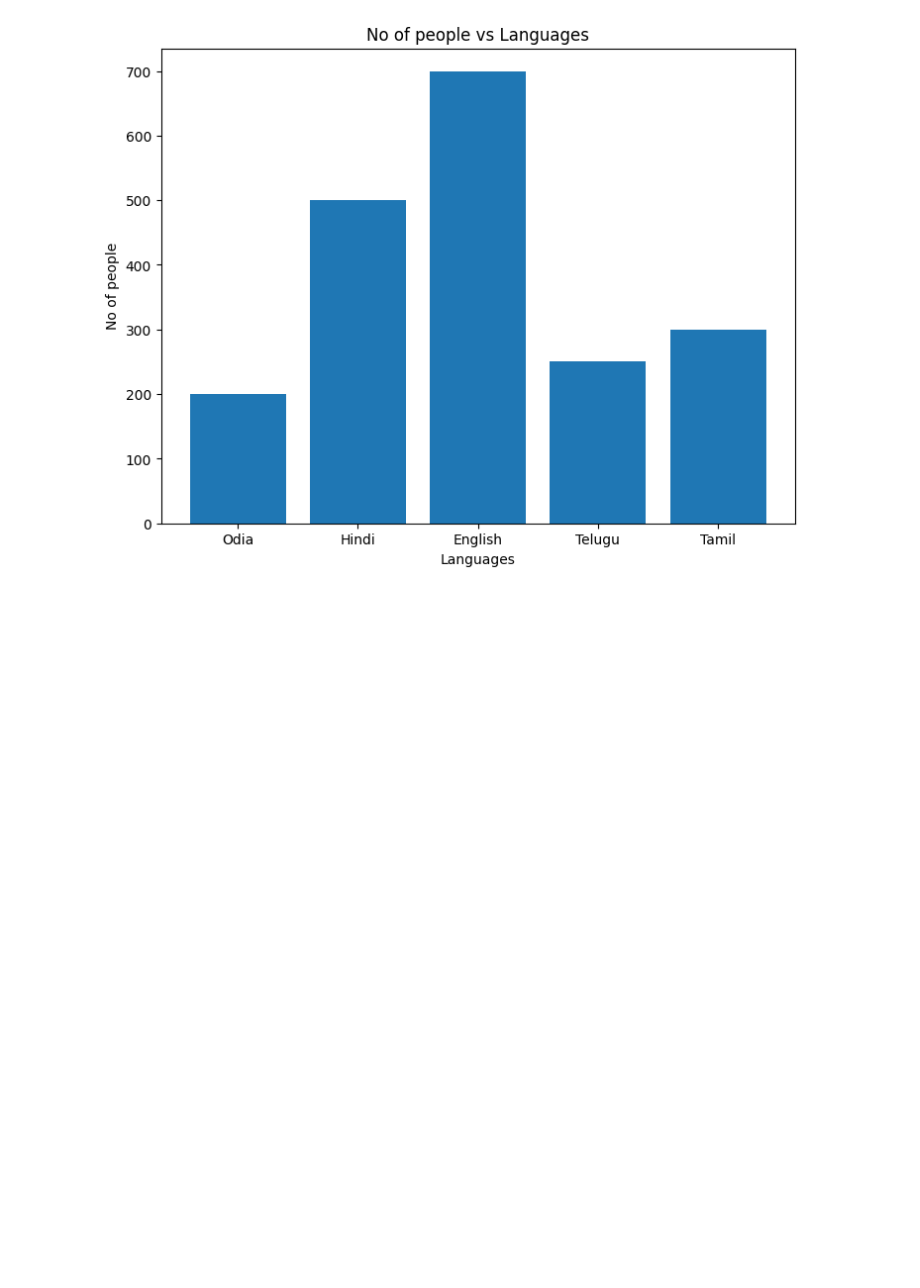
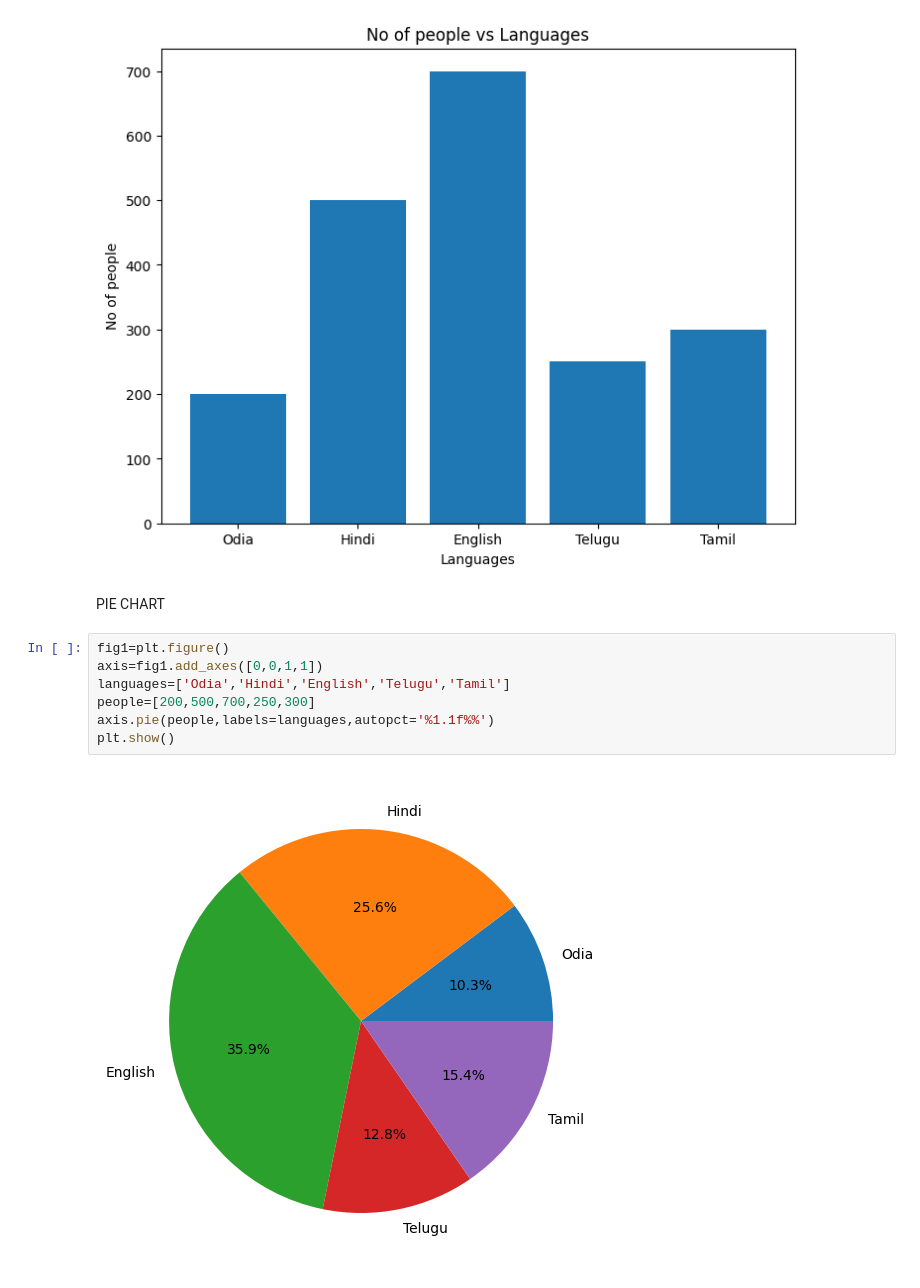
Before and after one commit to diveloperAnshu/python, a Jupyter notebook: Matplotlib_tutorial.ipynb, the cells around one changed output. Cells and saved outputs as stored; diff of their text form; blank space fills up the shorter version.

```diff
--- a/Matplotlib_tutorial.ipynb
+++ b/Matplotlib_tutorial.ipynb
@@ -58,3 +58,14 @@ axis.bar(languages,people)
 plt.show()
 # %% [output]
 [figure]
+# %% [markdown]
+PIE CHART
+# %%
+fig1=plt.figure()
+axis=fig1.add_axes([0,0,1,1])
+languages=['Odia','Hindi','English','Telugu','Tamil']
+people=[200,500,700,250,300]
+axis.pie(people,labels=languages,autopct='%1.1f%%')
+plt.show()
+# %% [output]
+[figure, added]
```
Also changed, not shown: parts of 2 cells of this notebook.
